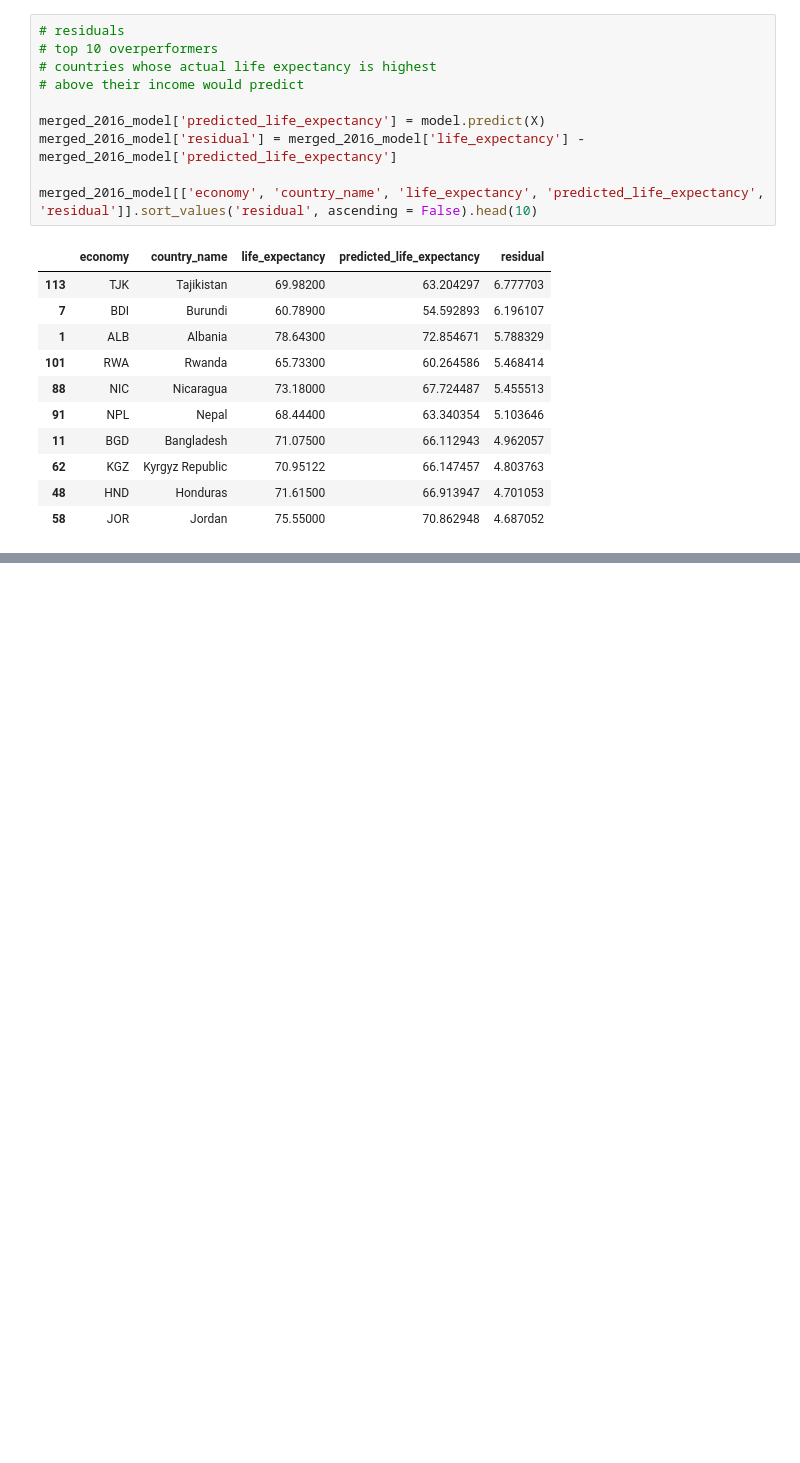
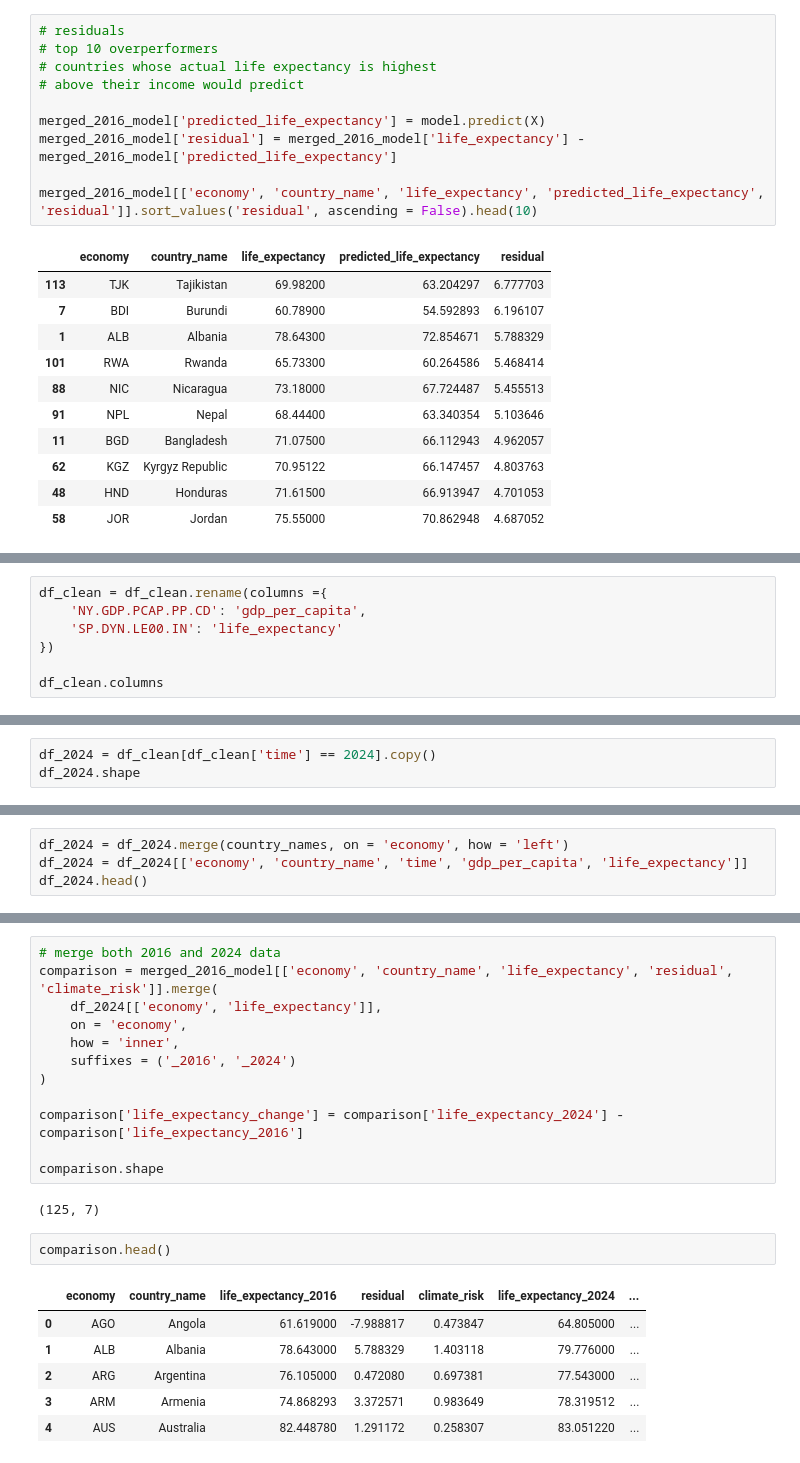
Before and after one commit to ambriapearce/life_expectancy_climate_risk, a Jupyter notebook: climate_risk.ipynb, the cells around one changed output, grey strips where cells are left out. Cells and saved outputs as stored; diff of their text form; blank space fills up the shorter version.

```diff
--- a/climate_risk.ipynb
+++ b/climate_risk.ipynb
@@ -881,0 +944,7 @@ merged_2016_model[['economy', 'country_name', 'life_expectancy', 'predicted_life
+# %%
+df_clean = df_clean.rename(columns ={
+    'NY.GDP.PCAP.PP.CD': 'gdp_per_capita',
+    'SP.DYN.LE00.IN': 'life_expectancy'
+})
+
+df_clean.columns
@@ -881,0 +953,3 @@ merged_2016_model[['economy', 'country_name', 'life_expectancy', 'predicted_life
+# %%
+df_2024 = df_clean[df_clean['time'] == 2024].copy()
+df_2024.shape
@@ -881,0 +967,4 @@ merged_2016_model[['economy', 'country_name', 'life_expectancy', 'predicted_life
+# %%
+df_2024 = df_2024.merge(country_names, on = 'economy', how = 'left')
+df_2024 = df_2024[['economy', 'country_name', 'time', 'gdp_per_capita', 'life_expectancy']]
+df_2024.head()
@@ -881,0 +978,23 @@ merged_2016_model[['economy', 'country_name', 'life_expectancy', 'predicted_life
+# %%
+# merge both 2016 and 2024 data
+comparison = merged_2016_model[['economy', 'country_name', 'life_expectancy', 'residual', 'climate_risk']].merge(
+    df_2024[['economy', 'life_expectancy']],
+    on = 'economy',
+    how = 'inner',
+    suffixes = ('_2016', '_2024')
+)
+
+comparison['life_expectancy_change'] = comparison['life_expectancy_2024'] - comparison['life_expectancy_2016']
+
+comparison.shape
+# %% [output]
+(125, 7)
+# %%
+comparison.head()
+# %% [output]
+|  | economy | country_name | life_expectancy_2016 | residual | climate_risk | life_expectancy_2024 | ... |
+| 0 | AGO | Angola | 61.619000 | -7.988817 | 0.473847 | 64.805000 | ... |
+| 1 | ALB | Albania | 78.643000 | 5.788329 | 1.403118 | 79.776000 | ... |
+| 2 | ARG | Argentina | 76.105000 | 0.472080 | 0.697381 | 77.543000 | ... |
+| 3 | ARM | Armenia | 74.868293 | 3.372571 | 0.983649 | 78.319512 | ... |
+| 4 | AUS | Australia | 82.448780 | 1.291172 | 0.258307 | 83.051220 | ... |
```
Also changed, not shown: parts of 11 cells of this notebook.
